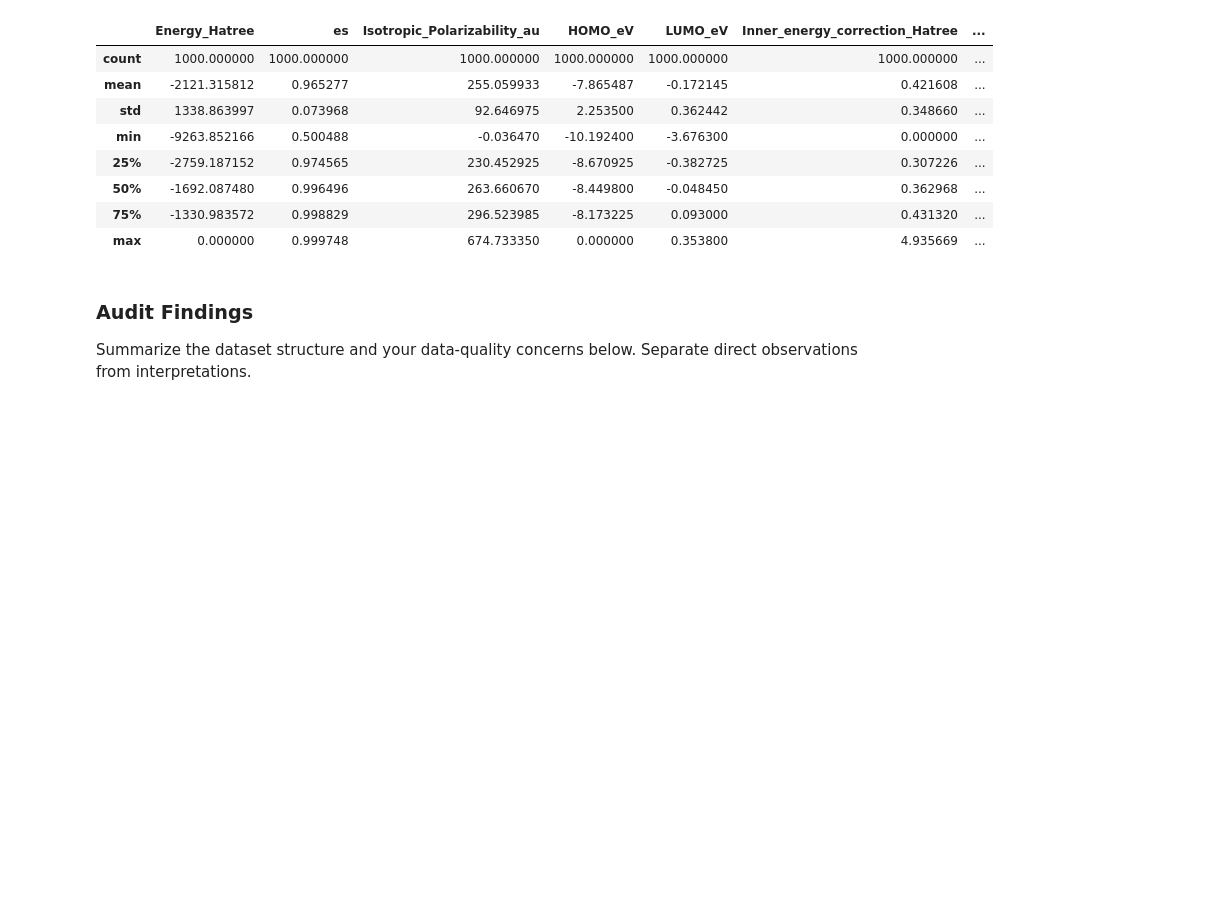
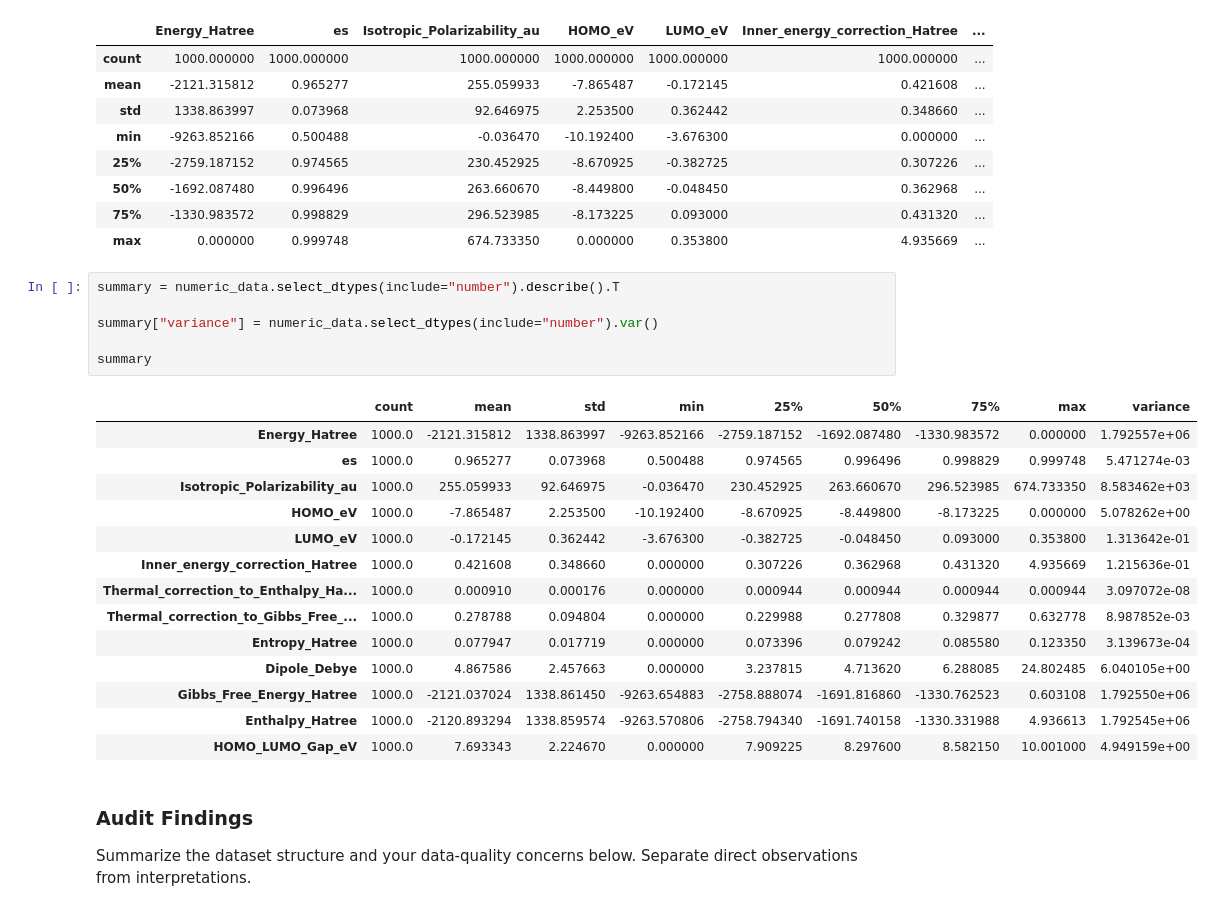
Before and after one commit to zleung9/2026-summar-ai, a Jupyter notebook: sections/s02/submissions/student0019425/s02_data_exploration.ipynb, the cells around one changed output. Drawn from its saved outputs; the diff is of its cells as text; blank space fills up the shorter version.

```diff
--- a/sections/s02/submissions/student0019425/s02_data_exploration.ipynb
+++ b/sections/s02/submissions/student0019425/s02_data_exploration.ipynb
@@ -295,6 +295,27 @@ no_id_data.select_dtypes(include="number").describe()
 | 50% | -1692.087480 | 0.996496 | 263.660670 | -8.449800 | -0.048450 | 0.362968 | ... |
 | 75% | -1330.983572 | 0.998829 | 296.523985 | -8.173225 | 0.093000 | 0.431320 | ... |
 | max | 0.000000 | 0.999748 | 674.733350 | 0.000000 | 0.353800 | 4.935669 | ... |
+# %%
+summary = numeric_data.select_dtypes(include="number").describe().T
+
+summary["variance"] = numeric_data.select_dtypes(include="number").var()
+
+summary
+# %% [output]
+|  | count | mean | std | min | 25% | 50% | 75% | max | variance |
+| Energy_Hatree | 1000.0 | -2121.315812 | 1338.863997 | -9263.852166 | -2759.187152 | -1692.087480 | -1330.983572 | 0.000000 | 1.792557e+06 |
+| es | 1000.0 | 0.965277 | 0.073968 | 0.500488 | 0.974565 | 0.996496 | 0.998829 | 0.999748 | 5.471274e-03 |
+| Isotropic_Polarizability_au | 1000.0 | 255.059933 | 92.646975 | -0.036470 | 230.452925 | 263.660670 | 296.523985 | 674.733350 | 8.583462e+03 |
+| HOMO_eV | 1000.0 | -7.865487 | 2.253500 | -10.192400 | -8.670925 | -8.449800 | -8.173225 | 0.000000 | 5.078262e+00 |
+| LUMO_eV | 1000.0 | -0.172145 | 0.362442 | -3.676300 | -0.382725 | -0.048450 | 0.093000 | 0.353800 | 1.313642e-01 |
+| Inner_energy_correction_Hatree | 1000.0 | 0.421608 | 0.348660 | 0.000000 | 0.307226 | 0.362968 | 0.431320 | 4.935669 | 1.215636e-01 |
+| Thermal_correction_to_Enthalpy_Ha... | 1000.0 | 0.000910 | 0.000176 | 0.000000 | 0.000944 | 0.000944 | 0.000944 | 0.000944 | 3.097072e-08 |
+| Thermal_correction_to_Gibbs_Free_... | 1000.0 | 0.278788 | 0.094804 | 0.000000 | 0.229988 | 0.277808 | 0.329877 | 0.632778 | 8.987852e-03 |
+| Entropy_Hatree | 1000.0 | 0.077947 | 0.017719 | 0.000000 | 0.073396 | 0.079242 | 0.085580 | 0.123350 | 3.139673e-04 |
+| Dipole_Debye | 1000.0 | 4.867586 | 2.457663 | 0.000000 | 3.237815 | 4.713620 | 6.288085 | 24.802485 | 6.040105e+00 |
+| Gibbs_Free_Energy_Hatree | 1000.0 | -2121.037024 | 1338.861450 | -9263.654883 | -2758.888074 | -1691.816860 | -1330.762523 | 0.603108 | 1.792550e+06 |
+| Enthalpy_Hatree | 1000.0 | -2120.893294 | 1338.859574 | -9263.570806 | -2758.794340 | -1691.740158 | -1330.331988 | 4.936613 | 1.792545e+06 |
+| HOMO_LUMO_Gap_eV | 1000.0 | 7.693343 | 2.224670 | 0.000000 | 7.909225 | 8.297600 | 8.582150 | 10.001000 | 4.949159e+00 |
 # %% [markdown]
 ### Audit Findings
 
```
Also changed, not shown: parts of 11 cells of this notebook.
